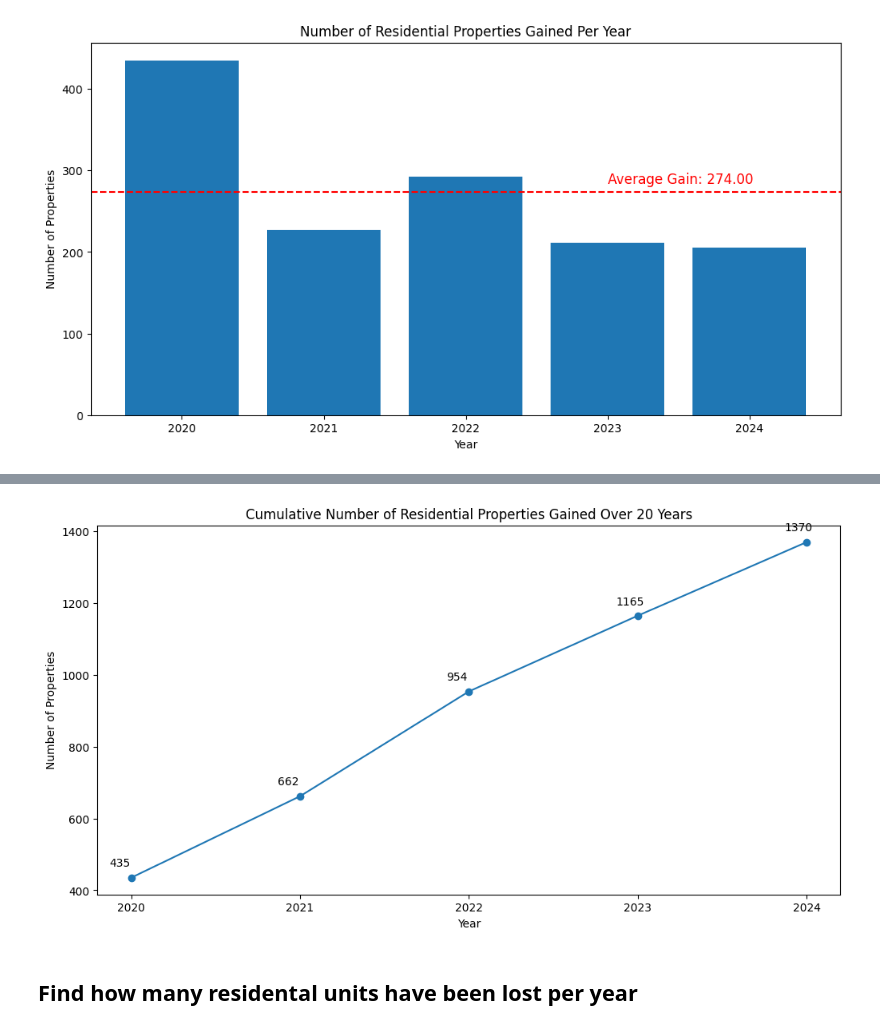
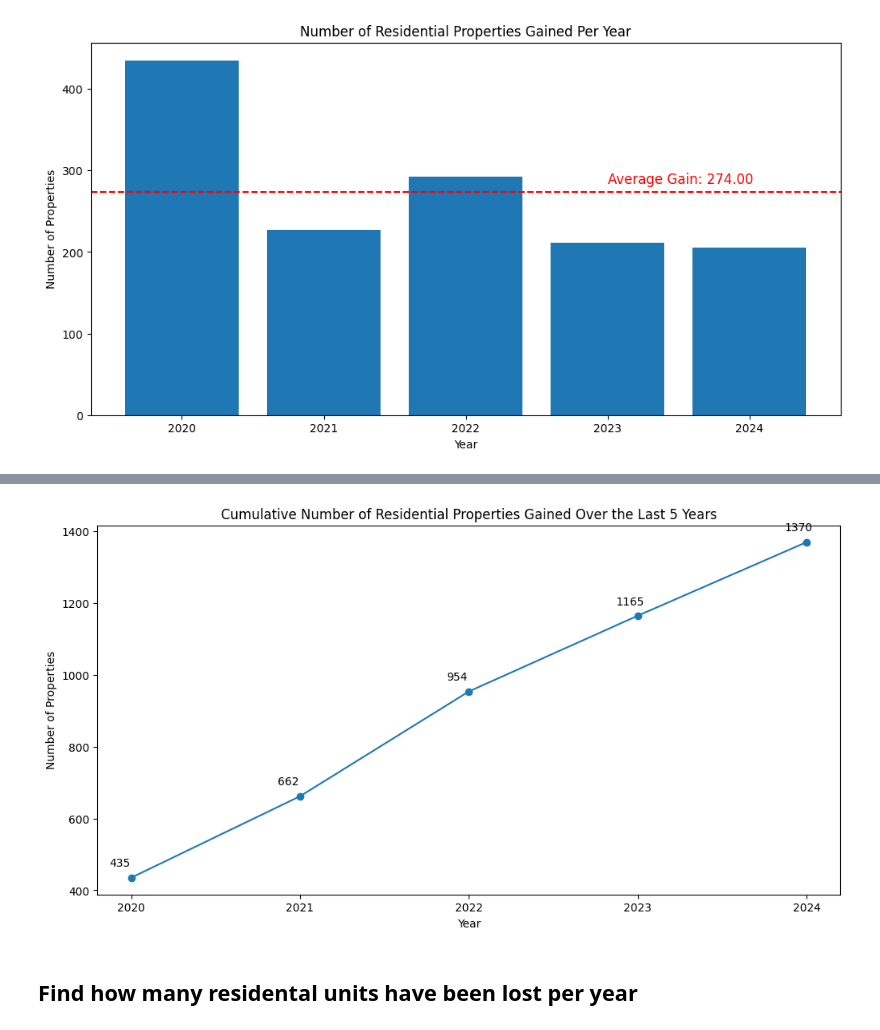
Before and after one commit to BU-Spark/ds-boston-remodeling, a Jupyter notebook: sp24-team-c/property-loss/property-loss-by-neighborhood.ipynb, the cells around one changed output, grey strips where cells are left out. Saved outputs shown, nothing was run; the diff lists cells and outputs as text; code cells hidden in the pictures.

```diff
--- a/sp24-team-c/property-loss/property-loss-by-neighborhood.ipynb
+++ b/sp24-team-c/property-loss/property-loss-by-neighborhood.ipynb
@@ -85,22 +156,22 @@ plt.show()
 # %%
 unit_increase_count = pd.DataFrame(unit_increase_data).transpose()
 
 # Calculate the cumulative sum
 cumulative_units = unit_increase_count.cumsum()
 
 plt.figure(figsize=(12, 6))
 plt.plot(cumulative_units.index, cumulative_units.values.flatten(), marker='o', linestyle='-')
 
 for x, y in zip(cumulative_units.index,cumulative_units.values.flatten()):
     plt.annotate(f'{y}', xy=(x, y), xytext=(-20, 10), textcoords='offset points')
 
 # Adding labels and title
 plt.xlabel('Year')
 plt.ylabel('Number of Properties')
-plt.title('Cumulative Number of Residential Properties Gained Over 20 Years')
+plt.title('Cumulative Number of Residential Properties Gained Over the Last 5 Years')
 plt.show()
 # %% [output]
-[figure, old version]
+[figure, new version]
 # %% [markdown]
 ## Find how many residental units have been lost per year
 # %%
```
Also changed, not shown: parts of 8 cells of this notebook.
